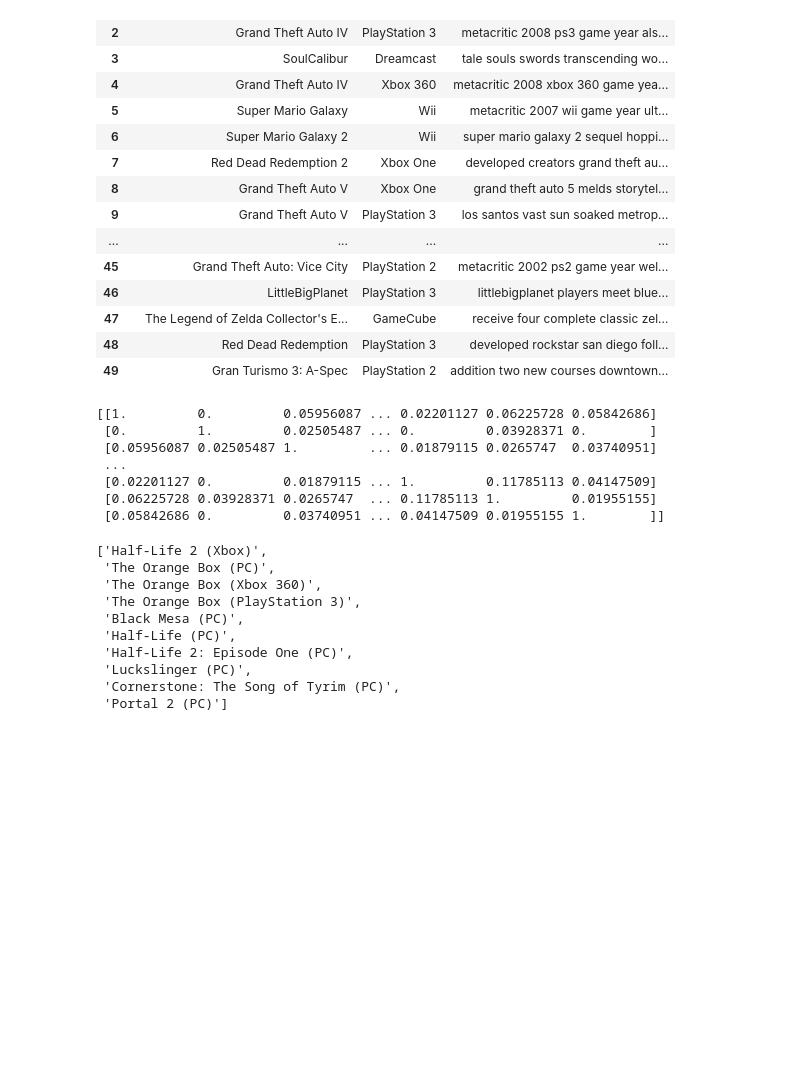
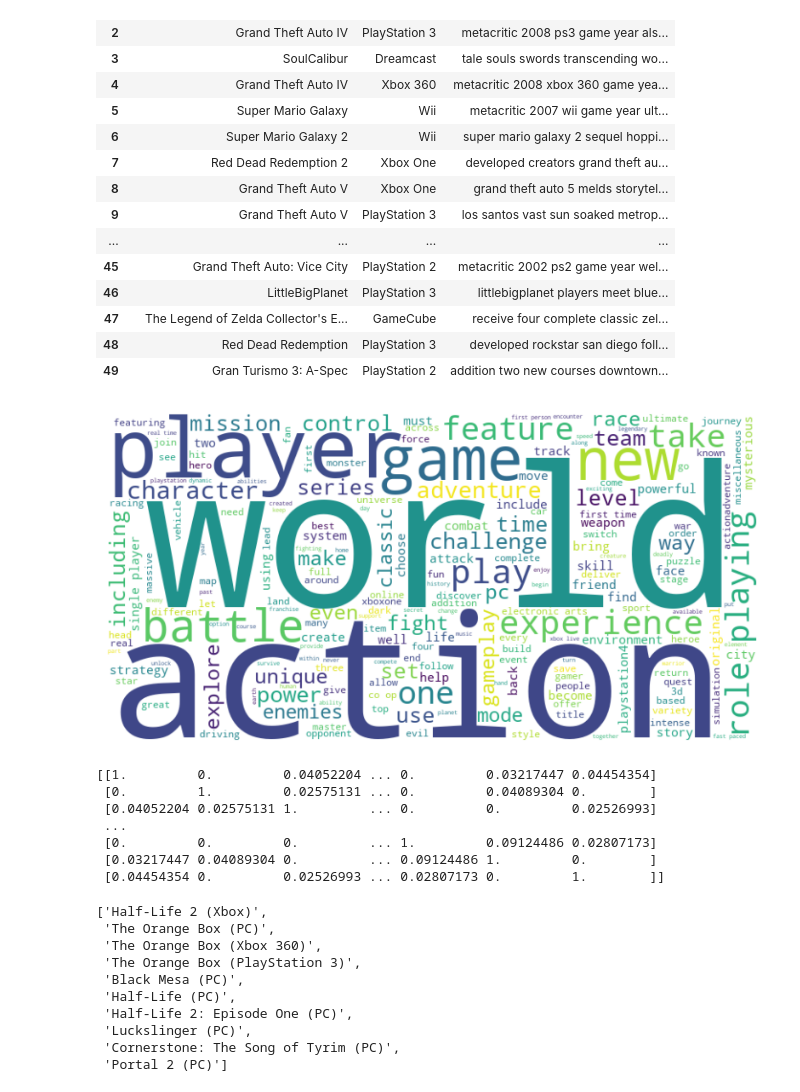
Before and after one commit to 027mrdavis03/artefactGameRecommendation, a Jupyter notebook: project/notebook/game_feature_engineering.ipynb, the cells around one changed output. Saved outputs shown, nothing was run; the diff lists cells and outputs as text; code cells hidden in the pictures; blank space fills up the shorter version.

Commit message:
- ajout de graphiques - modification modèle (- multiplayer)

```diff
--- a/project/notebook/game_feature_engineering.ipynb
+++ b/project/notebook/game_feature_engineering.ipynb
@@ -79,13 +79,13 @@ def update_key_words(x):
     year = x['release_year']
     developer = x['developer']
     genre = x['genre(s)']
-    multiplayer = x['multiplayer']
+    #multiplayer = x['multiplayer']
 
     key_words.append(platform)
     key_words.append(year)
     key_words.append(developer)
     key_words.append(genre)
-    key_words.append(multiplayer)
+    #key_words.append(multiplayer)
 
     return key_words
 # %%
@@ -117,6 +117,21 @@ df_nlp.head(50)
 | 47 | The Legend of Zelda Collector's E... | GameCube | receive four complete classic zel... |
 | 48 | Red Dead Redemption | PlayStation 3 | developed rockstar san diego foll... |
 | 49 | Gran Turismo 3: A-Spec | PlayStation 2 | addition two new courses downtown... |
+# %%
+from wordcloud import WordCloud
+import matplotlib.pyplot as plt
+
+
+text = ' '.join(df_nlp['Bag_of_words'].dropna())
+
+wordcloud = WordCloud(width=800, height=400, background_color='white').generate(text)
+
+plt.figure(figsize=(10, 5))
+plt.imshow(wordcloud, interpolation='bilinear')
+plt.axis('off')
+plt.show()
+# %% [output]
+[figure, added]
 # %%
 count = CountVectorizer()
 # %%
@@ -124,13 +139,13 @@ count_matrix = count.fit_transform(df_nlp['Bag_of_words'])
 cosine_sim = cosine_similarity(count_matrix, count_matrix)
 print(cosine_sim)
 # %% [output]
-[[1.         0.         0.05956087 ... 0.02201127 0.06225728 0.05842686]
- [0.         1.         0.02505487 ... 0.         0.03928371 0.        ]
- [0.05956087 0.02505487 1.         ... 0.01879115 0.0265747  0.03740951]
+[[1.         0.         0.04052204 ... 0.         0.03217447 0.04454354]
+ [0.         1.         0.02575131 ... 0.         0.04089304 0.        ]
+ [0.04052204 0.02575131 1.         ... 0.         0.         0.02526993]
  ...
- [0.02201127 0.         0.01879115 ... 1.         0.11785113 0.04147509]
- [0.06225728 0.03928371 0.0265747  ... 0.11785113 1.         0.01955155]
- [0.05842686 0.         0.03740951 ... 0.04147509 0.01955155 1.        ]]
+ [0.         0.         0.         ... 1.         0.09124486 0.02807173]
+ [0.03217447 0.04089304 0.         ... 0.09124486 1.         0.        ]
+ [0.04454354 0.         0.02526993 ... 0.02807173 0.         1.        ]]
 # %%
 indices = pd.Series(df_nlp['name'])
 # %%
```
Also changed, not shown: 2 other files.
